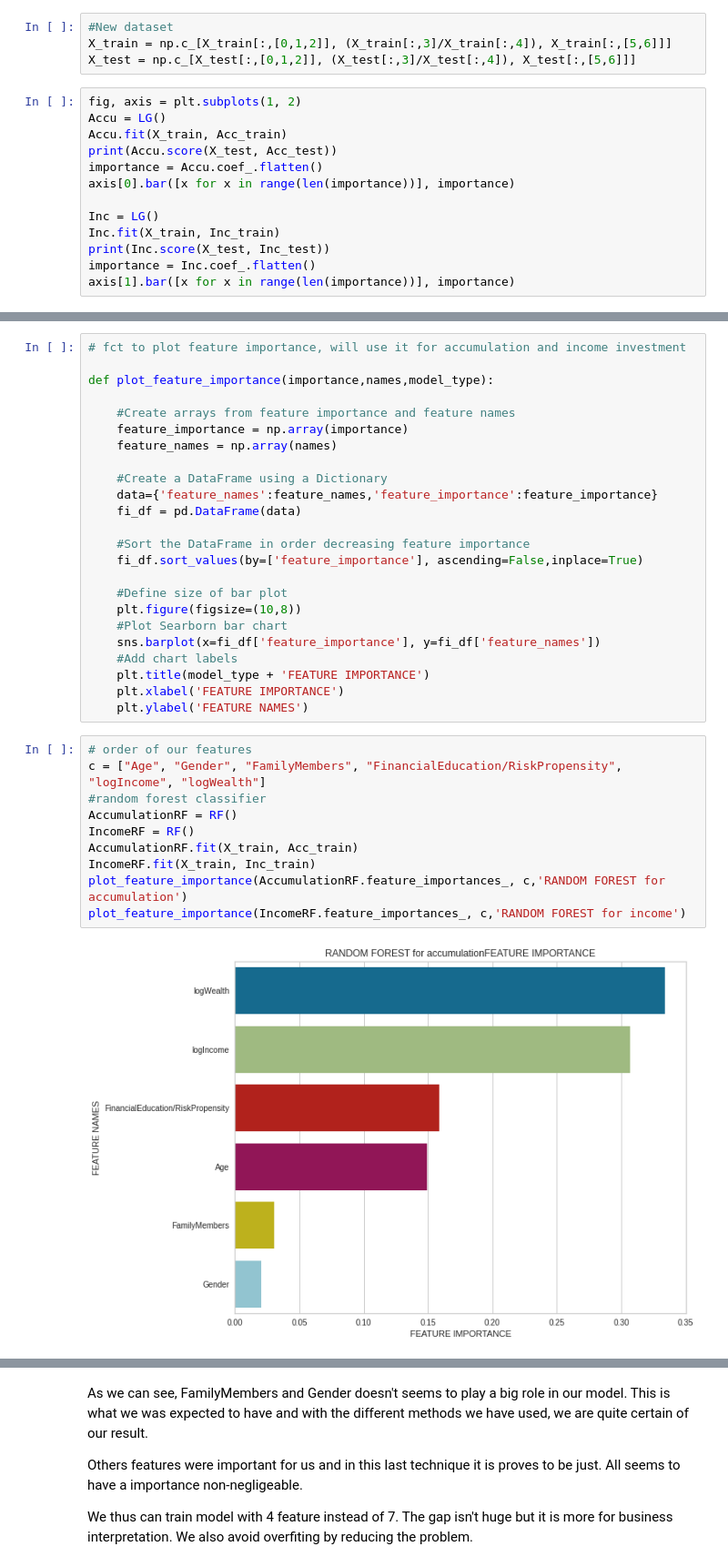
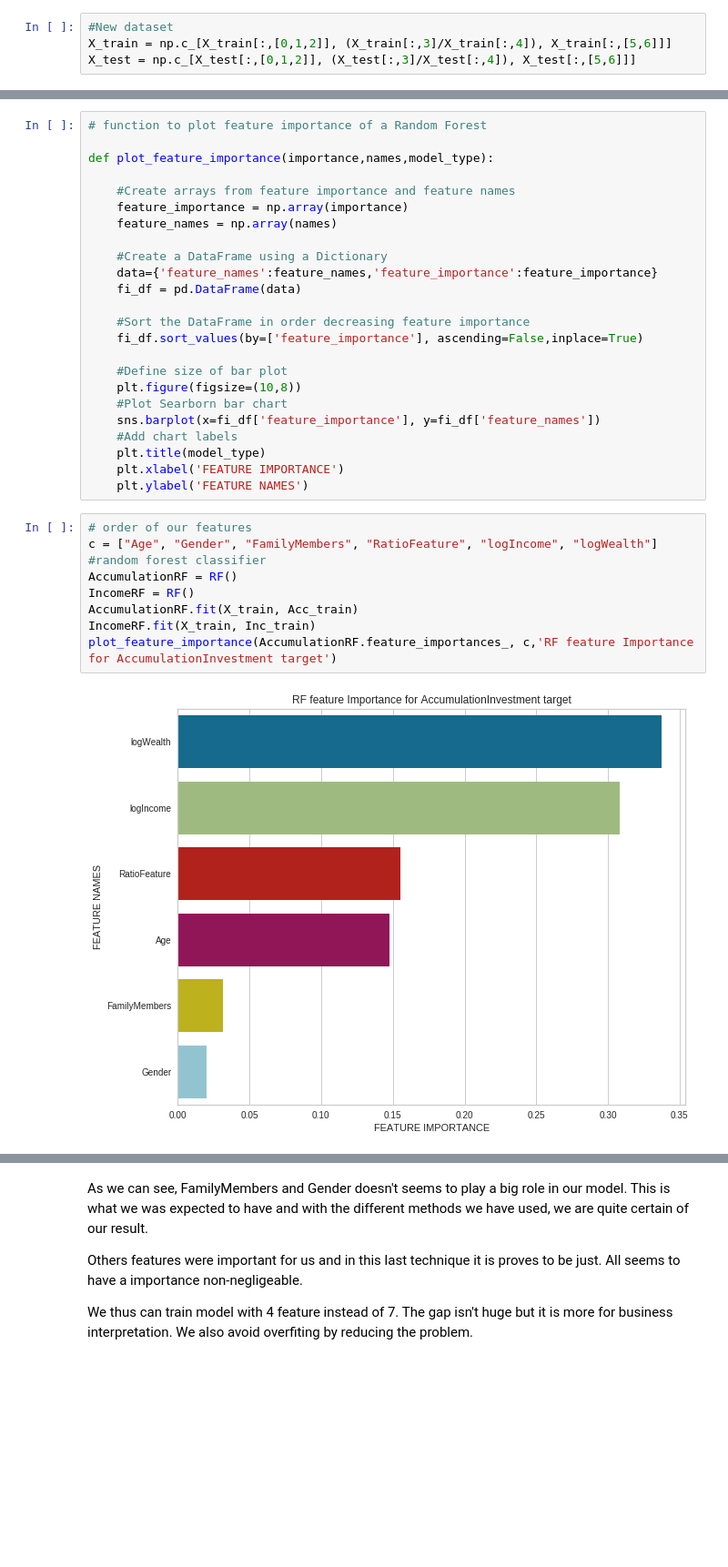
Before and after one commit to Emmalito/ML_BC2, a Jupyter notebook: src/2_Preprocessing.ipynb, the cells around one changed output, grey strips where cells are left out. Shown at 91% size. Drawn from its saved outputs; the diff is of its cells as text; blank space fills up the shorter version.

```diff
--- a/src/2_Preprocessing.ipynb
+++ b/src/2_Preprocessing.ipynb
@@ -315,16 +315,3 @@ Our final space contains the features *Age*, *RatioFeature*, *logIncome* and *lo
 #New dataset
 X_train = np.c_[X_train[:,[0,1,2]], (X_train[:,3]/X_train[:,4]), X_train[:,[5,6]]]
 X_test = np.c_[X_test[:,[0,1,2]], (X_test[:,3]/X_test[:,4]), X_test[:,[5,6]]]
-# %%
-fig, axis = plt.subplots(1, 2)
-Accu = LG()
-Accu.fit(X_train, Acc_train)
-print(Accu.score(X_test, Acc_test))
-importance = Accu.coef_.flatten()
-axis[0].bar([x for x in range(len(importance))], importance)
-
-Inc = LG()
-Inc.fit(X_train, Inc_train)
-print(Inc.score(X_test, Inc_test))
-importance = Inc.coef_.flatten()
-axis[1].bar([x for x in range(len(importance))], importance)
@@ -341,6 +323,6 @@ Let's see thus with a litle bit more complex model, to reduce the bias : a rando
 We train it without optimize it but it still relevant for us. We want to compute feature importance that part for interpretability in order to optimize in future model the use of our features.
 # %%
-# fct to plot feature importance, will use it for accumulation and income investment
+# function to plot feature importance of a Random Forest
 
 def plot_feature_importance(importance,names,model_type):
 
@@ -360,18 +342,17 @@ def plot_feature_importance(importance,names,model_type):
     #Plot Searborn bar chart
     sns.barplot(x=fi_df['feature_importance'], y=fi_df['feature_names'])
     #Add chart labels
-    plt.title(model_type + 'FEATURE IMPORTANCE')
+    plt.title(model_type)
     plt.xlabel('FEATURE IMPORTANCE')
     plt.ylabel('FEATURE NAMES')
 # %%
 # order of our features
-c = ["Age", "Gender", "FamilyMembers", "FinancialEducation/RiskPropensity", "logIncome", "logWealth"]
+c = ["Age", "Gender", "FamilyMembers", "RatioFeature", "logIncome", "logWealth"]
 #random forest classifier
 AccumulationRF = RF()
 IncomeRF = RF()
 AccumulationRF.fit(X_train, Acc_train)
 IncomeRF.fit(X_train, Inc_train)
-plot_feature_importance(AccumulationRF.feature_importances_, c,'RANDOM FOREST for accumulation')
-plot_feature_importance(IncomeRF.feature_importances_, c,'RANDOM FOREST for income')
+plot_feature_importance(AccumulationRF.feature_importances_, c,'RF feature Importance for AccumulationInvestment target')
 # %% [output]
-[figure, old version]
+[figure, new version]
```
Also changed, not shown: parts of 19 cells of this notebook.
